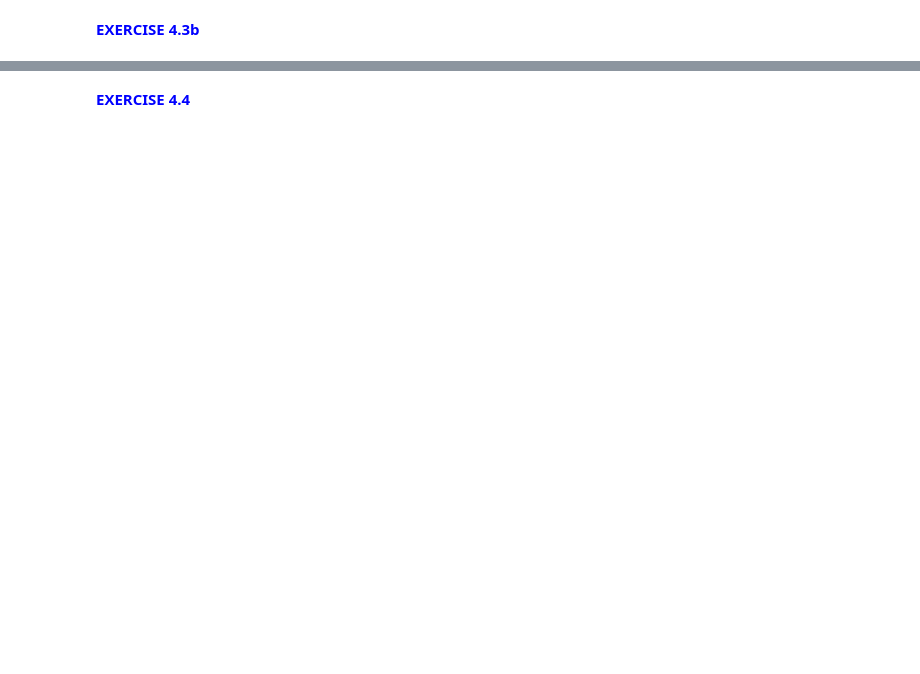
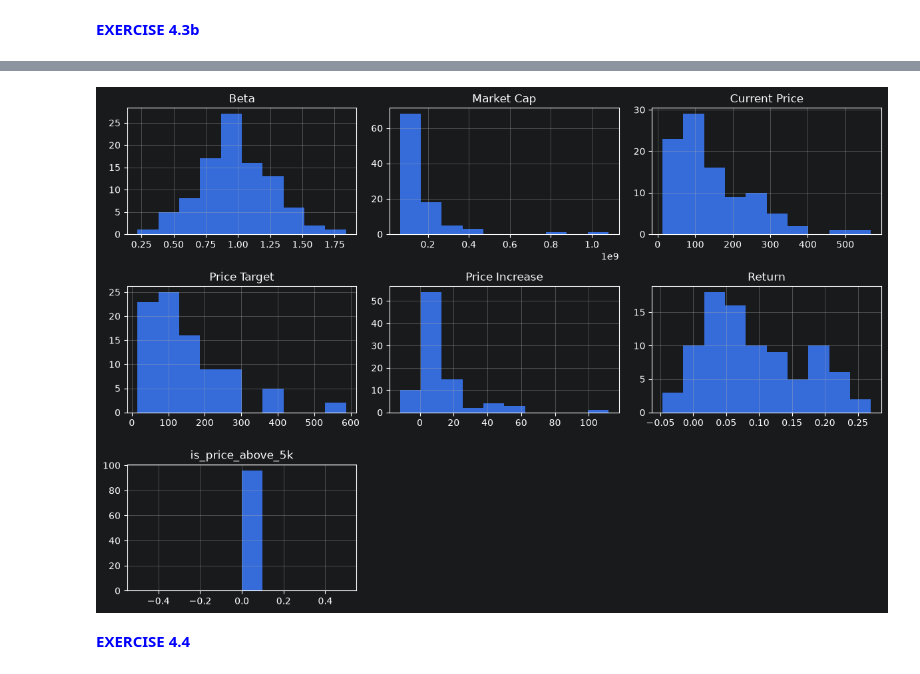
Before and after one commit to Brice-Dev-Lab/PyFi_Coursework, a Jupyter notebook: machine_learning/module_01/notebooks/ML 01. Jupyter Notebook.ipynb, the cells around one changed output, grey strips where cells are left out. Cells and saved outputs as stored; diff of their text form; code cells hidden in the pictures; blank space fills up the shorter version.

```diff
--- a/machine_learning/module_01/notebooks/ML 01. Jupyter Notebook.ipynb
+++ b/machine_learning/module_01/notebooks/ML 01. Jupyter Notebook.ipynb
@@ -323,2 +359,10 @@ plt.show()
+# %%
+# Method used below is creating a boolean mask to filter out the outliers.  The mask is then used to create a new DataFrame that does not include the outliers.  This is a common technique used in data cleaning and exploration.
+stock_data_sans_outliers = stock_data[stock_data['Current Price'] < 1000]
+stock_data_sans_outliers.hist(figsize=(12,8))
+plt.tight_layout()
+plt.show()
+# %% [output]
+[figure, added]
 # %% [markdown]
 <font color = 'blue'> **EXERCISE 4.4** </font>
```
Also changed, not shown: parts of 16 cells of this notebook.
